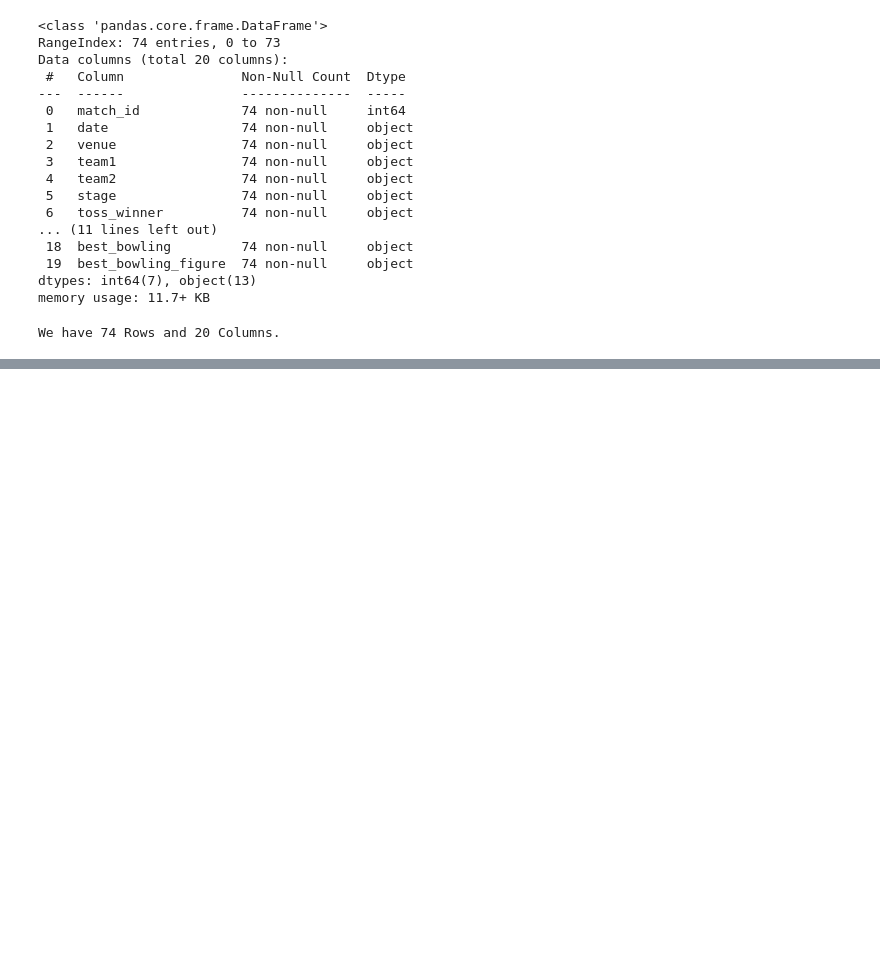
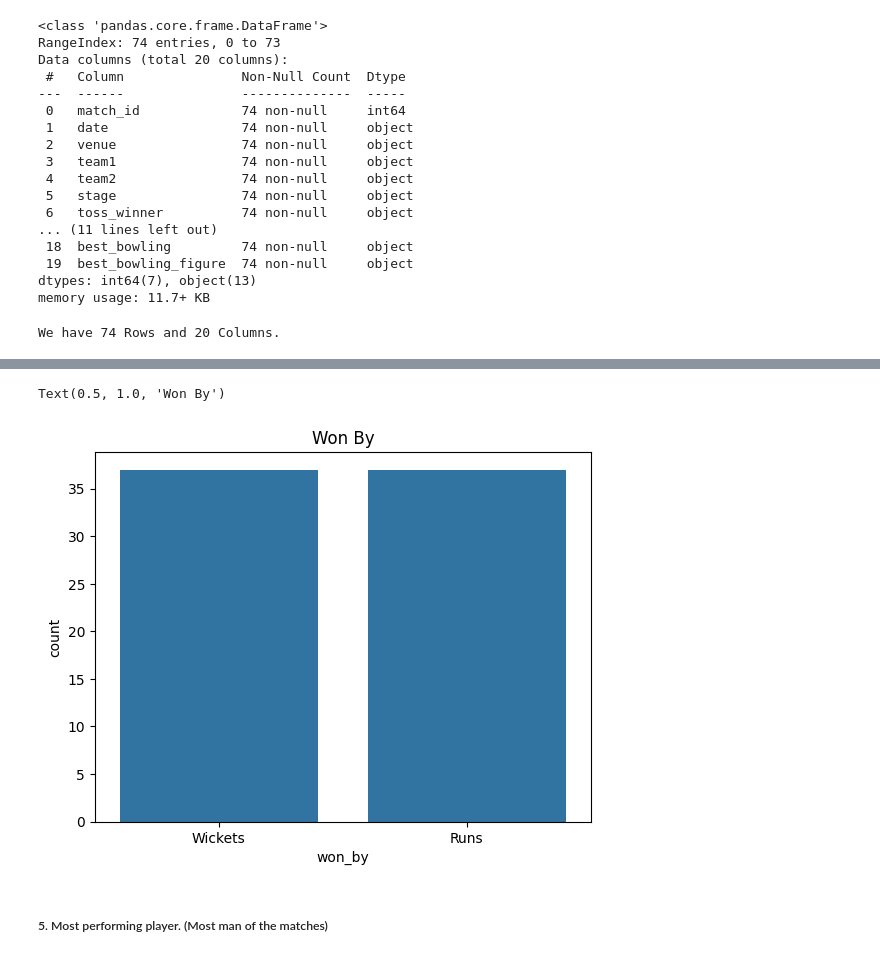
Before and after one commit to muhammadsulaimandata/Learnings, a Jupyter notebook: Python/Data_Visualization/07_IPL_Project.ipynb, the cells around one changed output, grey strips where cells are left out. Saved outputs shown, nothing was run; the diff lists cells and outputs as text; code cells hidden in the pictures; blank space fills up the shorter version.

```diff
--- a/Python/Data_Visualization/07_IPL_Project.ipynb
+++ b/Python/Data_Visualization/07_IPL_Project.ipynb
@@ -50,0 +110,8 @@ We have 74 Rows and 20 Columns.
+# %%
+sns.countplot(x = 'won_by', data = df)
+plt.title("Won By")
+# %% [output]
+Text(0.5, 1.0, 'Won By')
+[figure, added]
+# %% [markdown]
+##### 5. Most performing player. (Most man of the matches)
```
Also changed, not shown: parts of 32 cells of this notebook.
